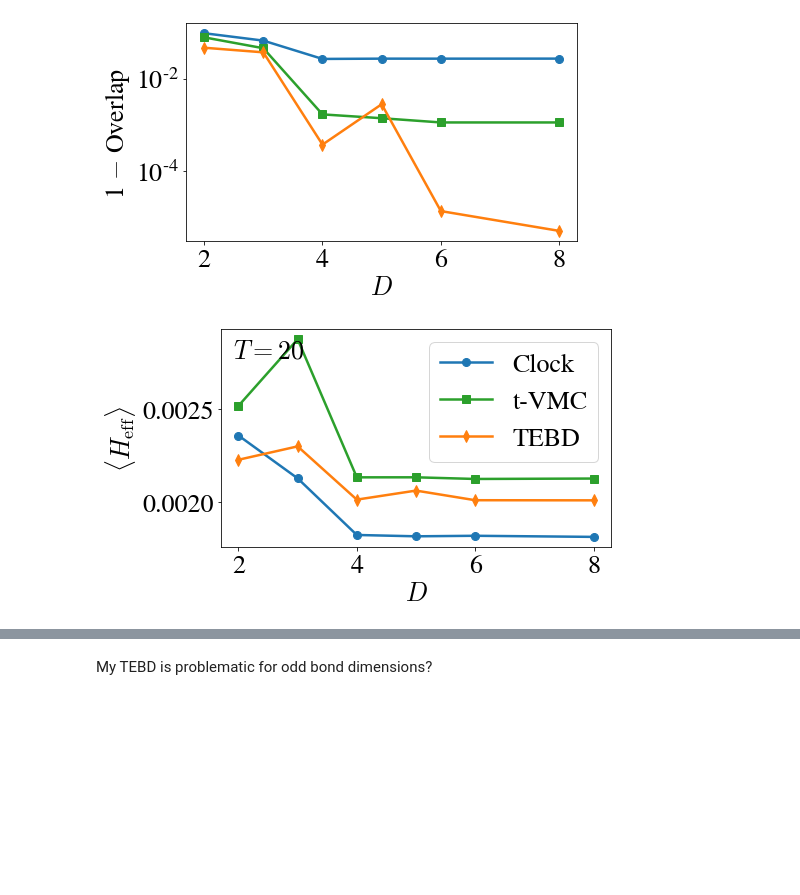
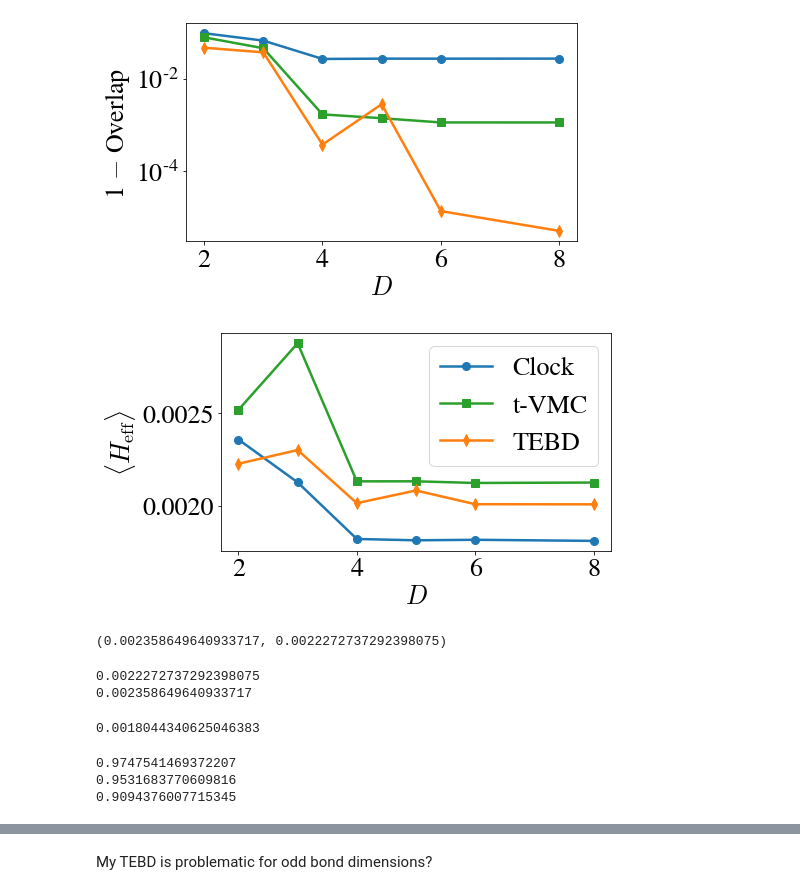
Before and after one commit to stavros11/Time-Evolution, a Jupyter notebook: mps_trotter.ipynb, the cells around one changed output, grey strips where cells are left out. Saved outputs shown, nothing was run; the diff lists cells and outputs as text; code cells hidden in the pictures; blank space fills up the shorter version.

Commit message:
Plots

```diff
--- a/mps_trotter.ipynb
+++ b/mps_trotter.ipynb
@@ -130,7 +130,7 @@ plt.savefig("overlap_clock_tebd_tvmc.pdf", bbox_inches='tight')
 n_sites = 6
 h_init = 1.0
 h_ev = 0.5
-data_dir = "D:/ClockV2/final_dense"
+data_dir = "C:/DATA/ClockV2/final_dense"
 
 time_steps = 20
 t = np.linspace(0.0, 1.0, time_steps + 1)
@@ -142,34 +142,72 @@ clock = ed.construct_sparse_clock(ham, dt, time_steps)
 clock = np.array(clock.todense())
 clock_energy = lambda x: (x.ravel().conj() * clock.dot(x.ravel())).sum().real / (np.abs(x)**2).sum()
 
 bond_list = [2, 3, 4, 5, 6, 8]
 energies = {"Clock": [], "TEBD": [], "t-VMC": []}
 for d_bond in bond_list:
     trotter = mps_trotter.TFIM_TEBD(exact_state[0], d_bond, dt, h=h_ev)
     trotter_state = trotter.dense_evolution(time_steps)
     energies["TEBD"].append(clock_energy(trotter_state))
 
     clock_state = np.load("{}/allstates_mpsD{}_N{}M{}.npy".format(data_dir, d_bond, n_sites, time_steps))
     energies["Clock"].append(clock_energy(clock_state))
 
     tvmc_state = np.load("{}/tvmc/tvmc_allstates_stepmpsD{}_N{}M{}.npy".format(data_dir, d_bond, n_sites, time_steps))
     energies["t-VMC"].append(clock_energy(tvmc_state))
 
 
 plt.figure(figsize=(7, 4))
 #plt.title("MPS, $N={}$, $T={}$".format(n_sites, time_steps))
 plot_list = [("Clock", "o", cp[0]),
              ("t-VMC", "s", cp[2]),
              ("TEBD", "d", cp[1])]
 for k, m, c in plot_list:
     plt.plot(bond_list, np.array(energies[k]), color=c, marker=m, markersize=8, linewidth=2.5, label=k)
 plt.xlabel("$D$")
 plt.ylabel(r"$\langle H_\mathrm{eff}\rangle $")
-plt.text(1.9, 0.00278, "$T={}$".format(time_steps))
+#plt.text(1.9, 0.00278, "$T={}$".format(time_steps))
 #plt.legend(loc='upper right', bbox_to_anchor=(1.2, 1.6), fontsize=22)
 #plt.legend(loc='upper right', bbox_to_anchor=(1.6, 1.05), fontsize=22)
 plt.legend(loc="upper right")
-#plt.show()
-plt.savefig("clock_energy_tebd_tvmc.pdf", bbox_inches='tight')
+plt.show()
+#plt.savefig("clock_energy_tebd_tvmc.pdf", bbox_inches='tight')
 # %% [output]
-[figure, old version]
+[figure, new version]
+# %%
+energies["Clock"][0], energies["TEBD"][0]
+# %% [output]
+(0.002358649640933717, 0.0022272737292398075)
+# %%
+n_sites = 6
+h_init = 1.0
+h_ev = 0.5
+data_dir = "C:/DATA/ClockV2/final_dense"
+
+time_steps = 20
+t = np.linspace(0.0, 1.0, time_steps + 1)
+dt = t[1] - t[0]
+d_bond = 2
+
+ham = utils.tfim_hamiltonian(n_sites, h=h_ev)
+exact_state, exact_obs = utils.tfim_exact_evolution(n_sites, t[-1], time_steps, h0=h_init, h=h_ev)
+clock = ed.construct_sparse_clock(ham, dt, time_steps)
+clock = np.array(clock.todense())
+clock_energy = lambda x: (x.ravel().conj() * clock.dot(x.ravel())).sum().real / (np.abs(x)**2).sum()
+
+trotter = mps_trotter.TFIM_TEBD(exact_state[0], d_bond, dt, h=h_ev)
+trotter_state = trotter.dense_evolution(time_steps)
+
+clock_state = np.load("{}/allstates_mpsD{}_N{}M{}.npy".format(data_dir, d_bond, n_sites, time_steps))
+
+print(clock_energy(trotter_state))
+print(clock_energy(clock_state))
+# %% [output]
+0.0022272737292398075
+0.002358649640933717
+# %%
+import scipy
+clock_pen = ed.construct_sparse_clock(ham, dt, time_steps, init_penalty=10.0, psi0=exact_state[0])
+eigvals, eigstates = scipy.linalg.eigh(np.array(clock_pen.todense()), eigvals=(0, 0))
+print(eigvals[0])
+# %% [output]
+0.0018044340625046383
@@ -175,0 +216,8 @@ plt.savefig("clock_energy_tebd_tvmc.pdf", bbox_inches='tight')
+# %%
+print(utils.averaged_overlap(exact_state, eig_state))
+print(utils.averaged_overlap(exact_state, trotter_state))
+print(utils.averaged_overlap(exact_state, clock_state))
+# %% [output]
+0.9747541469372207
+0.9531683770609816
+0.9094376007715345
```
Also changed, not shown: parts of 3 cells of this notebook, 2 other files.
